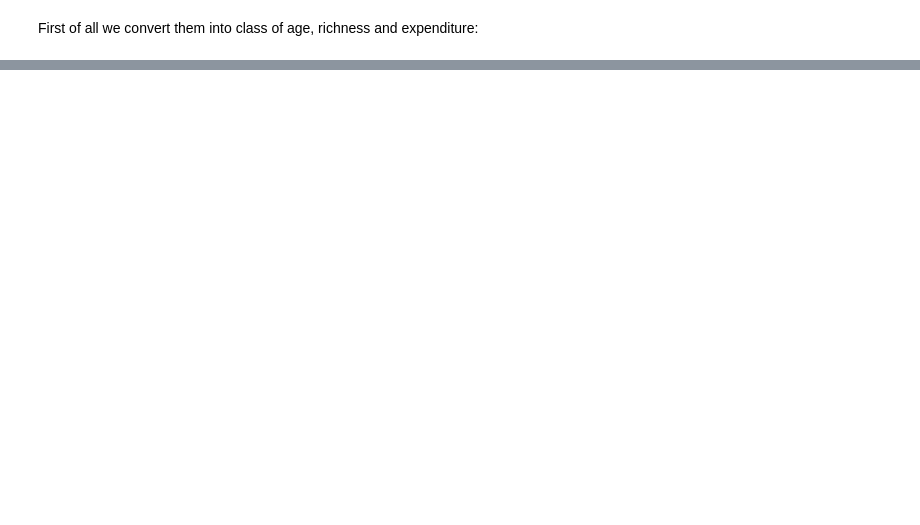
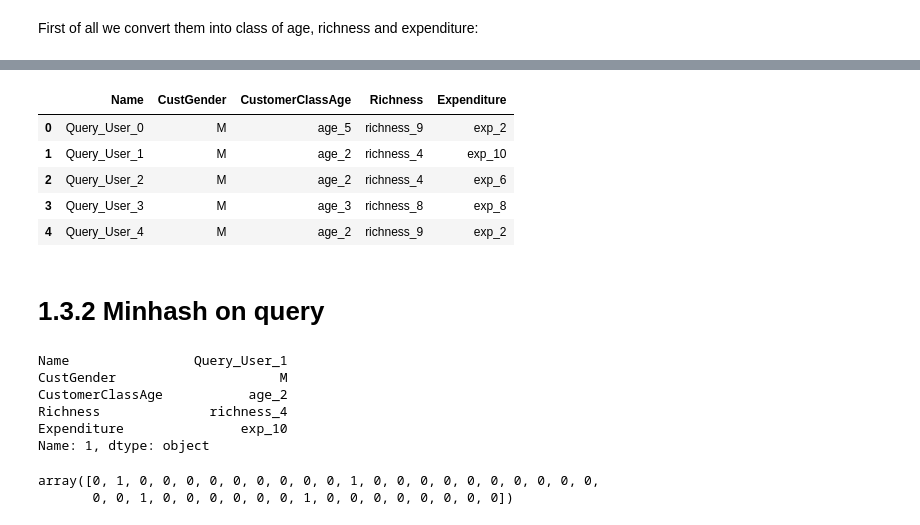
Before and after one commit to Gianlufrez/ADM_HW4, a Jupyter notebook: Last_update_part_2.ipynb, the cells around one changed output, grey strips where cells are left out. Cells and saved outputs as stored; diff of their text form; code cells hidden in the pictures; blank space fills up the shorter version.

Commit message:
It remains the query, but i cannot understand why it doesn't work

```diff
--- a/Last_update_part_2.ipynb
+++ b/Last_update_part_2.ipynb
@@ -337,2 +398,6 @@ del query['TransactionAmount (INR)'], query['CustomerAge']
 # %%
-query
+query['sub'] = 'Query_User_'
+# %%
+query['num'] = range(50)
+# %%
+query['Name'] = query['sub'] + query['num'].astype(str)
@@ -338,0 +406,13 @@ query
+# %%
+query = query[['Name', 'CustGender', 'CustomerClassAge', 'Richness', 'Expenditure']]
+# %%
+query.head()
+# %% [output]
+|  | Name | CustGender | CustomerClassAge | Richness | Expenditure |
+| 0 | Query_User_0 | M | age_5 | richness_9 | exp_2 |
+| 1 | Query_User_1 | M | age_2 | richness_4 | exp_10 |
+| 2 | Query_User_2 | M | age_2 | richness_4 | exp_6 |
+| 3 | Query_User_3 | M | age_3 | richness_8 | exp_8 |
+| 4 | Query_User_4 | M | age_2 | richness_9 | exp_2 |
+# %% [markdown]
+# 1.3.2 Minhash on query
@@ -338,0 +430,14 @@ query
+# %%
+query.loc[1]
+# %% [output]
+Name                Query_User_1
+CustGender                     M
+CustomerClassAge           age_2
+Richness              richness_4
+Expenditure               exp_10
+Name: 1, dtype: object
+# %%
+shingle_query[:, 1]
+# %% [output]
+array([0, 1, 0, 0, 0, 0, 0, 0, 0, 0, 0, 1, 0, 0, 0, 0, 0, 0, 0, 0, 0, 0,
+       0, 0, 1, 0, 0, 0, 0, 0, 0, 1, 0, 0, 0, 0, 0, 0, 0, 0])
```
Also changed, not shown: parts of 30 cells of this notebook, 2 other files.
